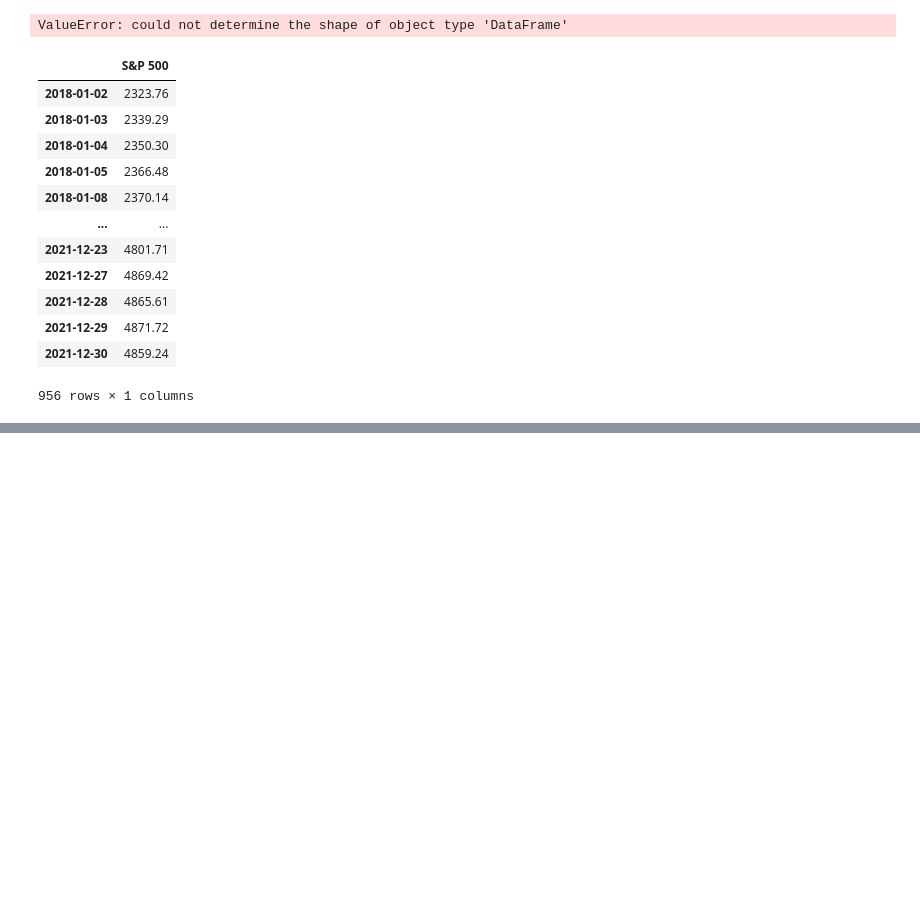
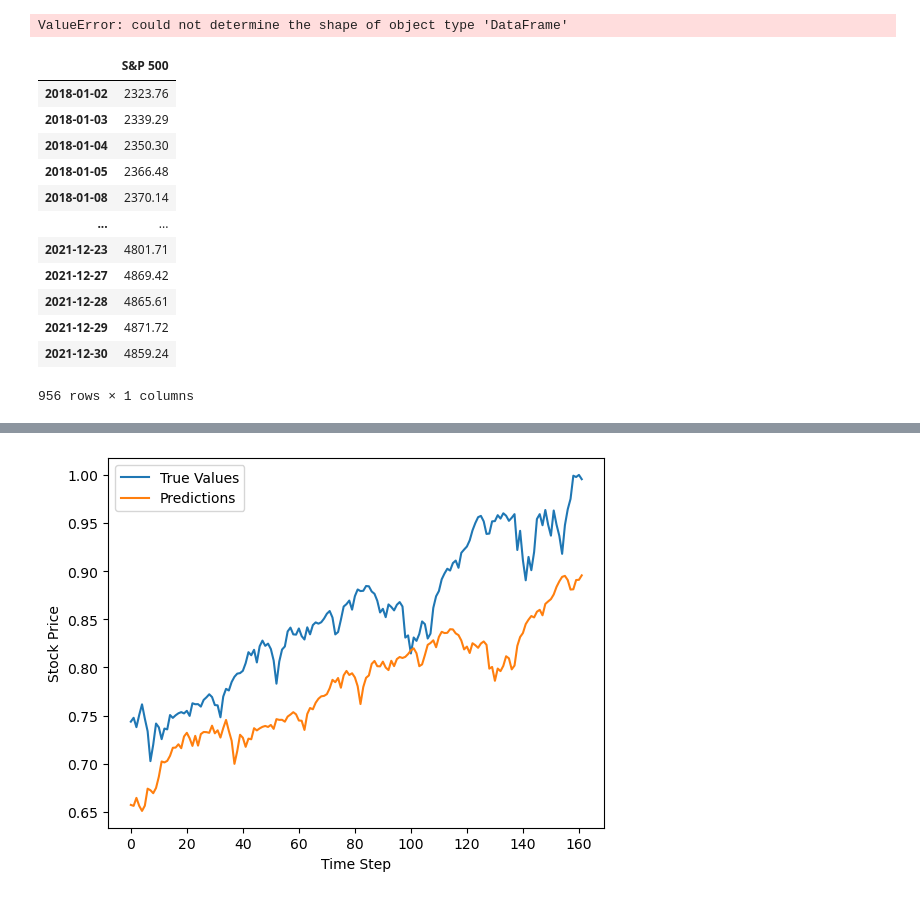
Before and after one commit to cswcjt/Quant-Project, a Jupyter notebook: quant/price/transformer_test.ipynb, the cells around one changed output, grey strips where cells are left out. Drawn from its saved outputs; the diff is of its cells as text; code cells hidden in the pictures; blank space fills up the shorter version.

```diff
--- a/quant/price/transformer_test.ipynb
+++ b/quant/price/transformer_test.ipynb
@@ -313,7 +313,8 @@ df = df.iloc[:, :1]
 # Preprocess the data
 data = df.values
 data = data.astype("float32")
-data = data.reshape(-1, 1)
+min_max_scaler = MinMaxScaler()
+data = min_max_scaler.fit_transform(data.reshape(-1,1))
 
 # Split the data into training and test sets
 train_data = data[:-30]
@@ -411,0 +547,93 @@ IndexError: too many indices for tensor of dimension 2
+# %%
+import numpy as np
+import pandas as pd
+import torch
+import torch.nn as nn
+import torch.optim as optim
+from sklearn.preprocessing import MinMaxScaler
+
+# Load the stock data
+df = pd.read_csv('../price_universe.csv', index_col=0)
+df.index = pd.to_datetime(price.index)
+df = df.iloc[:, :1]
+
+# Preprocess the data
+scaler = MinMaxScaler()
+df['S&P 500'] = scaler.fit_transform(df[['S&P 500']])
+
+# Convert the data into a time series format
+def create_time_series(data, look_back=1):
+    X, y = [], []
+    for i in range(len(data) - look_back):
+        a = data[i:(i + look_back), 0]
+        X.append(a)
+        y.append(data[i + look_back, 0])
+    return np.array(X), np.array(y)
+
+look_back = 30
+data = df['S&P 500'].values
+data = data.reshape(-1, 1)
+train_size = int(len(data) * 0.8)
+test_size = len(data) - train_size
+train_data, test_data = data[:train_size, :], data[train_size:, :]
+X_train, y_train = create_time_series(train_data, look_back)
+X_test, y_test = create_time_series(test_data, look_back)
+
+# Convert the data into tensors
+X_train = torch.from_numpy(X_train).float()
+y_train = torch.from_numpy(y_train).float()
+X_test = torch.from_numpy(X_test).float()
+y_test = torch.from_numpy(y_test).float()
+
+# Define the LSTM model
+class LSTMModel(nn.Module):
+    def __init__(self, input_size, hidden_size, output_size):
+        super().__init__()
+        self.lstm = nn.LSTM(input_size, hidden_size)
+        self.fc = nn.Linear(hidden_size, output_size)
+
+    def forward(self, x):
+        x, (h_n, c_n) = self.lstm(x)
+        x = self.fc(x[-1, :, :])
+        return x
+
+# Instantiate the model
+input_size = 1
+hidden_size = 128
+output_size = 1
+model = LSTMModel(input_size, hidden_size, output_size)
+
+# Define the loss function and the optimizer
+criterion = nn.MSELoss()
+optimizer = optim.SGD(model.parameters(), lr=0.01)
+
+# Train the model
+num_epochs = 100
+for epoch in range(num_epochs):
+    for i in range(X_train.size(0)):
+        x = X_train[i].view(1, look_back, input_size)
+        y = y_train[i].view(1, 1)
+        optimizer.zero_grad()
+        outputs = model(x)
+        loss = criterion(outputs, y)
+        loss.backward()
+        optimizer.step()
+    if (epoch+1) % 10 == 0:
+        print(f'Epoch [{epoch+1}/{num_epochs}], Loss: {loss.item()}')
+
+import matplotlib.pyplot as plt
+
+# Get the predictions
+predictions = []
+model.eval()
+for i in range(len(X_test)):
+    x = X_test[i].view(1, look_back, input_size)
+    predictions.append(model(x).detach().numpy()[0, 0])
+
+# Plot the predictions and the true values
+plt.plot(y_test.numpy(), label='True Values')
+plt.plot(predictions, label='Predictions')
+plt.xlabel('Time Step')
+plt.ylabel('Stock Price')
+plt.legend()
+# %% [output]
@@ -411,0 +651 @@ IndexError: too many indices for tensor of dimension 2
+[figure, added]
```
Also changed, not shown: parts of 5 cells of this notebook.
